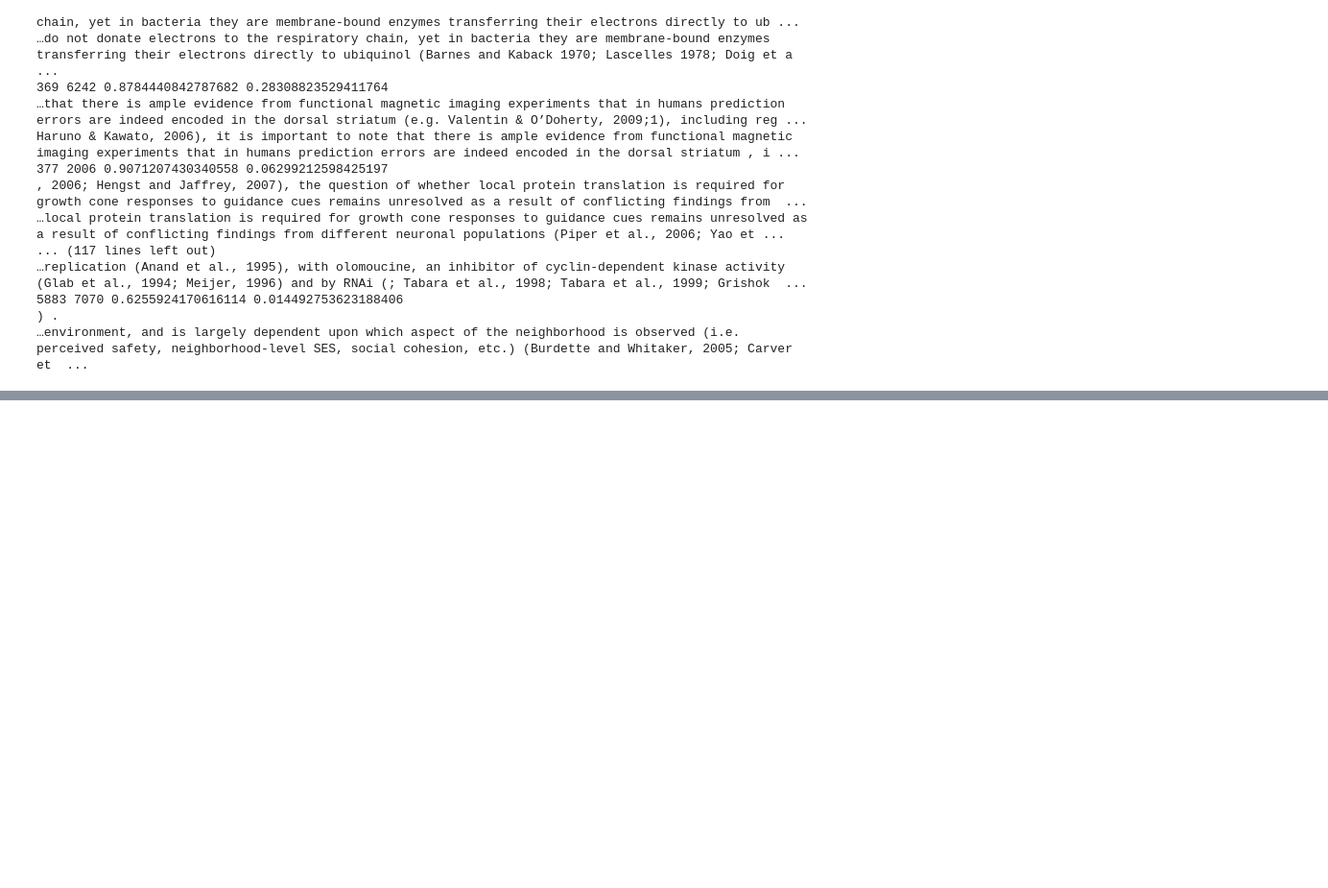
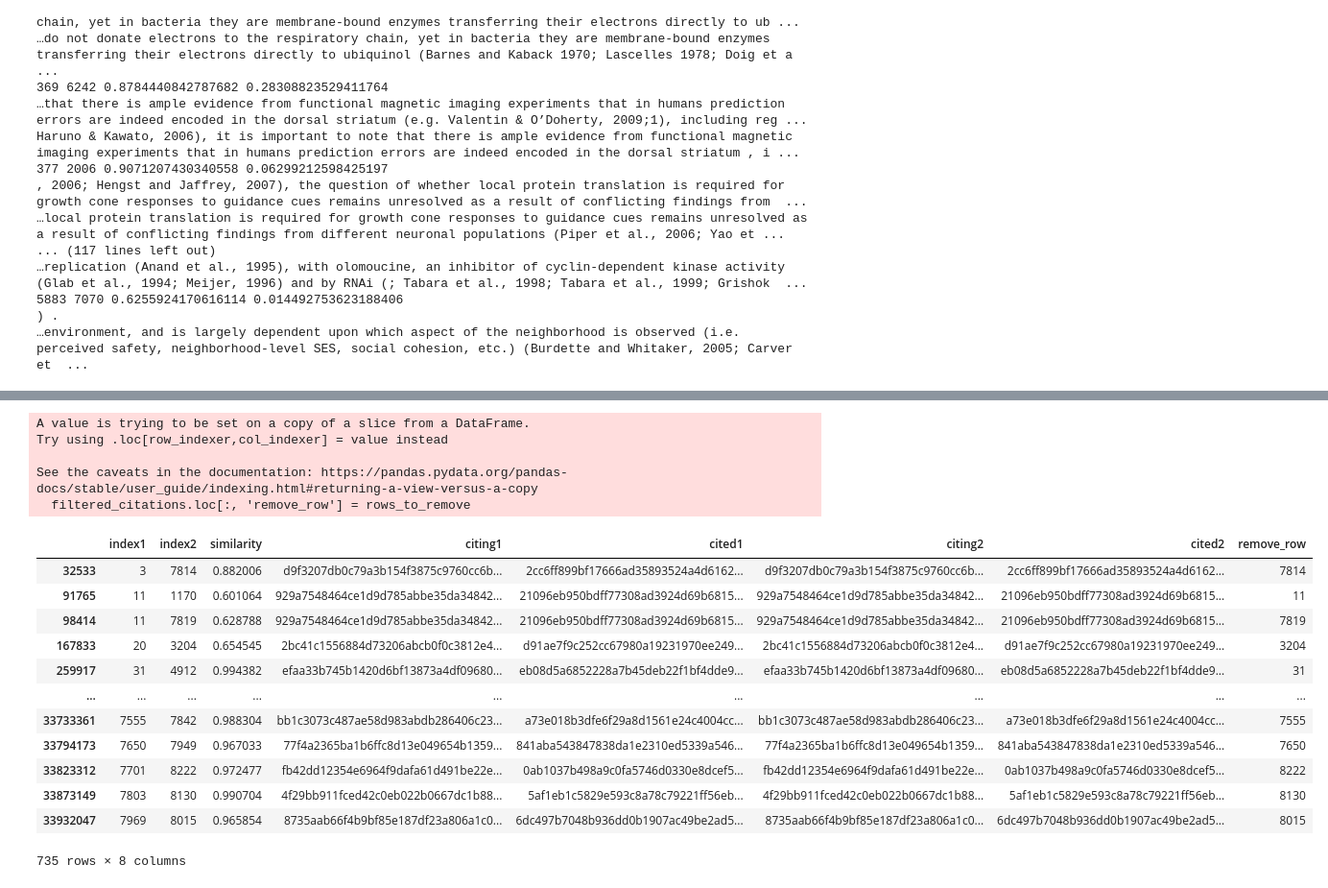
Before and after one commit to melloo21/cs4248, a Jupyter notebook: notebooks/deduplicate.ipynb, the cells around one changed output, grey strips where cells are left out. Shown at 96% size. Drawn from its saved outputs; the diff is of its cells as text; code cells hidden in the pictures; blank space fills up the shorter version.

Commit message:
[feature] add train deduplication logic

```diff
--- a/notebooks/deduplicate.ipynb
+++ b/notebooks/deduplicate.ipynb
@@ -246,0 +251,5 @@ Haruno & Kawato, 2006), it is important to note that there is ample evidence fro
+# %%
+filtered_similarity.loc[:, 'citing1'] = filtered_similarity['index1'].map(lambda x: raw_train_data[x].get('citingPaperId', ''))
+filtered_similarity.loc[:, 'cited1'] = filtered_similarity['index1'].map(lambda x: raw_train_data[x].get('citedPaperId', ''))
+filtered_similarity.loc[:, 'citing2'] = filtered_similarity['index2'].map(lambda x: raw_train_data[x].get('citingPaperId', ''))
+filtered_similarity.loc[:, 'cited2'] = filtered_similarity['index2'].map(lambda x: raw_train_data[x].get('citedPaperId', ''))
@@ -246,0 +277,3 @@ Haruno & Kawato, 2006), it is important to note that there is ample evidence fro
+# %%
+filtered_citations = filtered_similarity[(filtered_similarity['citing1'] == filtered_similarity['citing2'])& (filtered_similarity['cited1'] == filtered_similarity['cited2'])]
+filtered_citations
@@ -246,0 +294,11 @@ Haruno & Kawato, 2006), it is important to note that there is ample evidence fro
+# %%
+rows_to_remove = []
+for row in filtered_citations.itertuples():
+    text1 = train_data.texts[row.index1]
+    text2 = train_data.texts[row.index2]
+    if len(text1) > len(text2):
+        remove_row = row.index2
+    else:
+        remove_row = row.index1
+    rows_to_remove.append(remove_row)
+rows_to_remove
@@ -246,0 +323,24 @@ Haruno & Kawato, 2006), it is important to note that there is ample evidence fro
+# %%
+filtered_citations.loc[:, 'remove_row'] = rows_to_remove
+# %% [output]
+A value is trying to be set on a copy of a slice from a DataFrame.
+Try using .loc[row_indexer,col_indexer] = value instead
+
+See the caveats in the documentation: https://pandas.pydata.org/pandas-docs/stable/user_guide/indexing.html#returning-a-view-versus-a-copy
+  filtered_citations.loc[:, 'remove_row'] = rows_to_remove
+# %%
+filtered_citations
+# %% [output]
+|  | index1 | index2 | similarity | citing1 | cited1 | citing2 | cited2 | remove_row |
+| 32533 | 3 | 7814 | 0.882006 | d9f3207db0c79a3b154f3875c9760cc6b... | 2cc6ff899bf17666ad35893524a4d6162... | d9f3207db0c79a3b154f3875c9760cc6b... | 2cc6ff899bf17666ad35893524a4d6162... | 7814 |
+| 91765 | 11 | 1170 | 0.601064 | 929a7548464ce1d9d785abbe35da34842... | 21096eb950bdff77308ad3924d69b6815... | 929a7548464ce1d9d785abbe35da34842... | 21096eb950bdff77308ad3924d69b6815... | 11 |
+| 98414 | 11 | 7819 | 0.628788 | 929a7548464ce1d9d785abbe35da34842... | 21096eb950bdff77308ad3924d69b6815... | 929a7548464ce1d9d785abbe35da34842... | 21096eb950bdff77308ad3924d69b6815... | 7819 |
+| 167833 | 20 | 3204 | 0.654545 | 2bc41c1556884d73206abcb0f0c3812e4... | d91ae7f9c252cc67980a19231970ee249... | 2bc41c1556884d73206abcb0f0c3812e4... | d91ae7f9c252cc67980a19231970ee249... | 3204 |
+| 259917 | 31 | 4912 | 0.994382 | efaa33b745b1420d6bf13873a4df09680... | eb08d5a6852228a7b45deb22f1bf4dde9... | efaa33b745b1420d6bf13873a4df09680... | eb08d5a6852228a7b45deb22f1bf4dde9... | 31 |
+| ... | ... | ... | ... | ... | ... | ... | ... | ... |
+| 33733361 | 7555 | 7842 | 0.988304 | bb1c3073c487ae58d983abdb286406c23... | a73e018b3dfe6f29a8d1561e24c4004cc... | bb1c3073c487ae58d983abdb286406c23... | a73e018b3dfe6f29a8d1561e24c4004cc... | 7555 |
+| 33794173 | 7650 | 7949 | 0.967033 | 77f4a2365ba1b6ffc8d13e049654b1359... | 841aba543847838da1e2310ed5339a546... | 77f4a2365ba1b6ffc8d13e049654b1359... | 841aba543847838da1e2310ed5339a546... | 7650 |
+| 33823312 | 7701 | 8222 | 0.972477 | fb42dd12354e6964f9dafa61d491be22e... | 0ab1037b498a9c0fa5746d0330e8dcef5... | fb42dd12354e6964f9dafa61d491be22e... | 0ab1037b498a9c0fa5746d0330e8dcef5... | 8222 |
+| 33873149 | 7803 | 8130 | 0.990704 | 4f29bb911fced42c0eb022b0667dc1b88... | 5af1eb1c5829e593c8a78c79221ff56eb... | 4f29bb911fced42c0eb022b0667dc1b88... | 5af1eb1c5829e593c8a78c79221ff56eb... | 8130 |
+| 33932047 | 7969 | 8015 | 0.965854 | 8735aab66f4b9bf85e187df23a806a1c0... | 6dc497b7048b936dd0b1907ac49be2ad5... | 8735aab66f4b9bf85e187df23a806a1c0... | 6dc497b7048b936dd0b1907ac49be2ad5... | 8015 |
+735 rows × 8 columns
```
Also changed, not shown: parts of 8 cells of this notebook, 4 other files.
